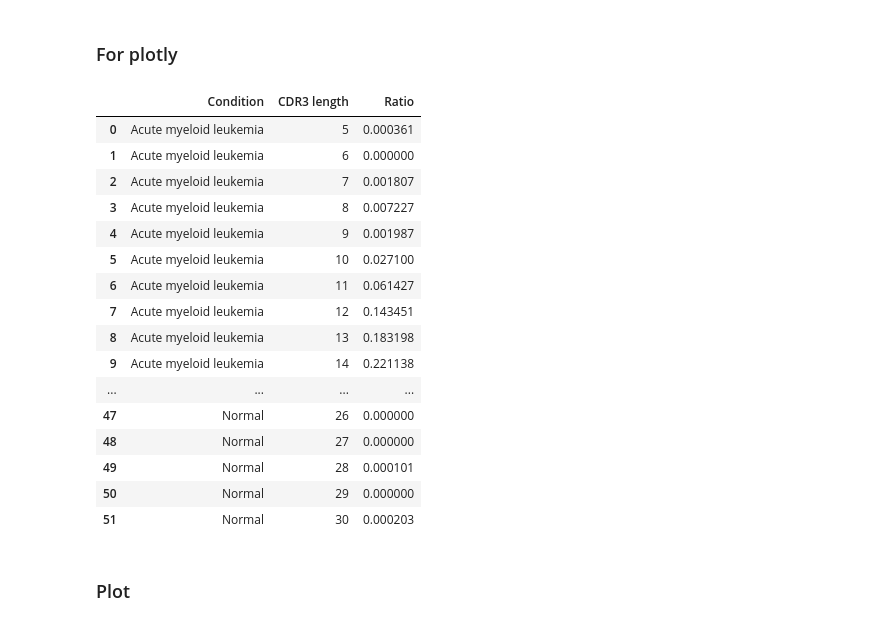
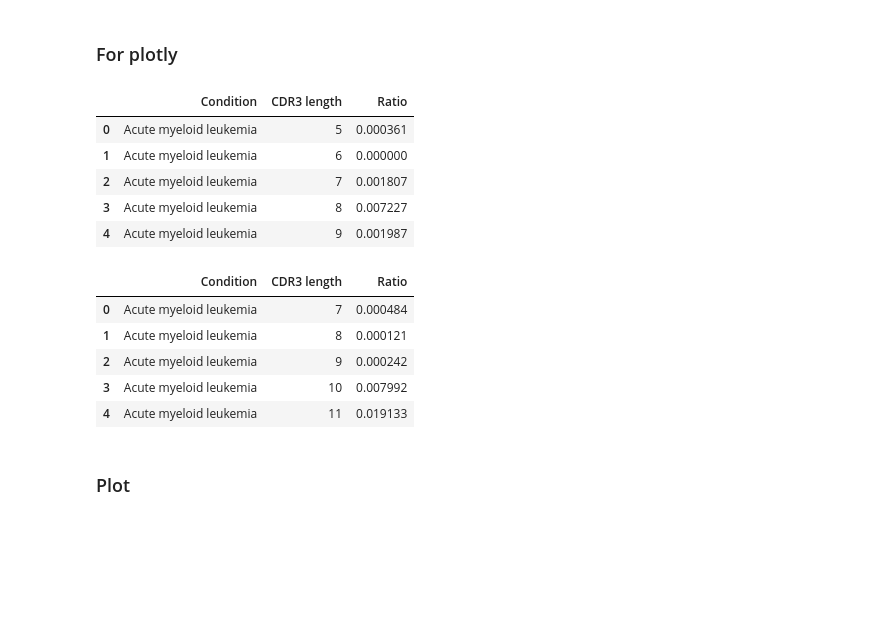
Before and after one commit to sondvo/clonotype_analyses, a Jupyter notebook: TCR_analysis_cleanup.ipynb, the cells around one changed output. Cells and saved outputs as stored; diff of their text form; code cells hidden in the pictures; blank space fills up the shorter version.

Commit message:
plotly_html

```diff
--- a/TCR_analysis_cleanup.ipynb
+++ b/TCR_analysis_cleanup.ipynb
@@ -762,26 +762,27 @@ def plotly_cdr3_length(cdr3_length_data):
 # %%
 cdr3_length_data = create_cdr3_length_data(DF, chain='TRA', meta_key='Condition')
 reformated_cdr3_alpha_length_df = plotly_cdr3_length(cdr3_length_data)
 reformated_cdr3_alpha_length_df.to_csv('GSE185381_TCR/clonotypes/plotly_data/cdr3alpha_length_df.tsv', sep='\t')
-reformated_cdr3_alpha_length_df
+reformated_cdr3_alpha_length_df.head()
 # %% [output]
 |  | Condition | CDR3 length | Ratio |
 | 0 | Acute myeloid leukemia | 5 | 0.000361 |
 | 1 | Acute myeloid leukemia | 6 | 0.000000 |
 | 2 | Acute myeloid leukemia | 7 | 0.001807 |
 | 3 | Acute myeloid leukemia | 8 | 0.007227 |
 | 4 | Acute myeloid leukemia | 9 | 0.001987 |
-| 5 | Acute myeloid leukemia | 10 | 0.027100 |
-| 6 | Acute myeloid leukemia | 11 | 0.061427 |
-| 7 | Acute myeloid leukemia | 12 | 0.143451 |
-| 8 | Acute myeloid leukemia | 13 | 0.183198 |
-| 9 | Acute myeloid leukemia | 14 | 0.221138 |
-| ... | ... | ... | ... |
-| 47 | Normal | 26 | 0.000000 |
-| 48 | Normal | 27 | 0.000000 |
-| 49 | Normal | 28 | 0.000101 |
-| 50 | Normal | 29 | 0.000000 |
-| 51 | Normal | 30 | 0.000203 |
+# %%
+cdr3_length_data = create_cdr3_length_data(DF, chain='TRB', meta_key='Condition')
+reformated_cdr3_beta_length_df = plotly_cdr3_length(cdr3_length_data)
+reformated_cdr3_beta_length_df.to_csv('GSE185381_TCR/clonotypes/plotly_data/cdr3beta_length_df.tsv', sep='\t')
+reformated_cdr3_beta_length_df.head()
+# %% [output]
+|  | Condition | CDR3 length | Ratio |
+| 0 | Acute myeloid leukemia | 7 | 0.000484 |
+| 1 | Acute myeloid leukemia | 8 | 0.000121 |
+| 2 | Acute myeloid leukemia | 9 | 0.000242 |
+| 3 | Acute myeloid leukemia | 10 | 0.007992 |
+| 4 | Acute myeloid leukemia | 11 | 0.019133 |
 # %% [markdown]
 ### Plot
 # %%
```
Also changed, not shown: 1 other file.
